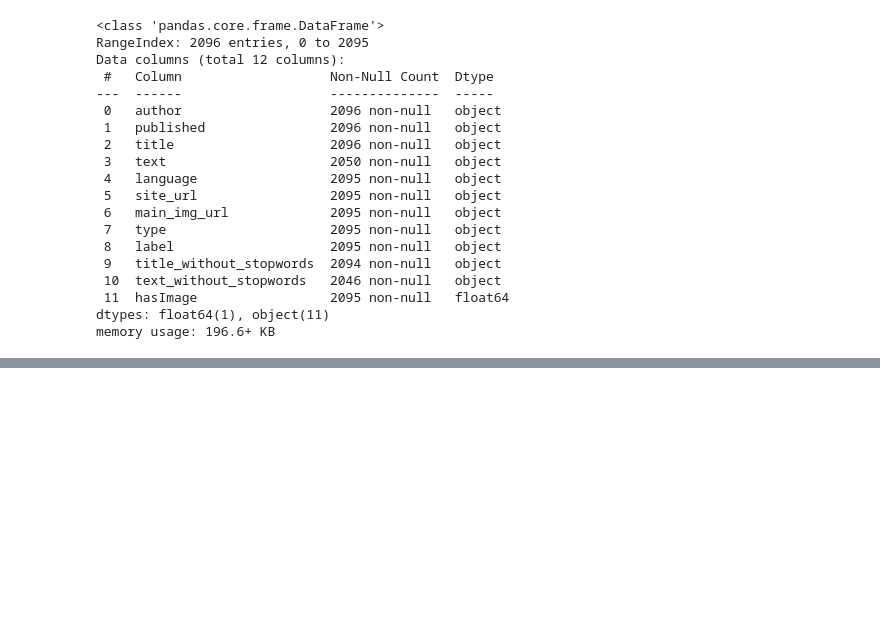
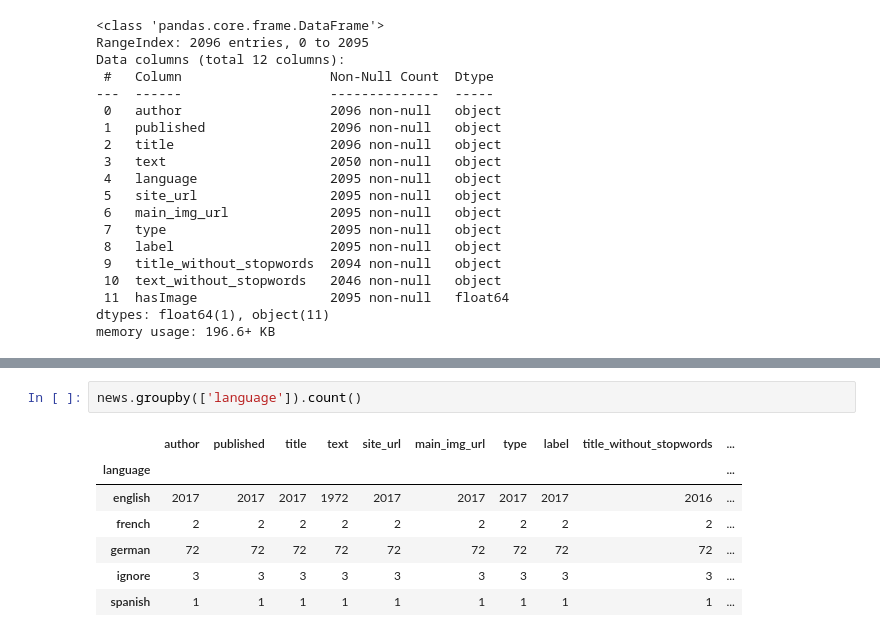
Before and after one commit to catstacks/TDADSAssignments, a Jupyter notebook: SupervisedML.ipynb, the cells around one changed output, grey strips where cells are left out. Drawn from its saved outputs; the diff is of its cells as text; blank space fills up the shorter version.

```diff
--- a/SupervisedML.ipynb
+++ b/SupervisedML.ipynb
@@ -37,0 +102,10 @@ memory usage: 196.6+ KB
+# %%
+news.groupby(['language']).count()
+# %% [output]
+|  | author | published | title | text | site_url | main_img_url | type | label | title_without_stopwords | ... |
+| language |  |  |  |  |  |  |  |  |  | ... |
+| english | 2017 | 2017 | 2017 | 1972 | 2017 | 2017 | 2017 | 2017 | 2016 | ... |
+| french | 2 | 2 | 2 | 2 | 2 | 2 | 2 | 2 | 2 | ... |
+| german | 72 | 72 | 72 | 72 | 72 | 72 | 72 | 72 | 72 | ... |
+| ignore | 3 | 3 | 3 | 3 | 3 | 3 | 3 | 3 | 3 | ... |
+| spanish | 1 | 1 | 1 | 1 | 1 | 1 | 1 | 1 | 1 | ... |
```
Also changed, not shown: parts of 5 cells of this notebook.
